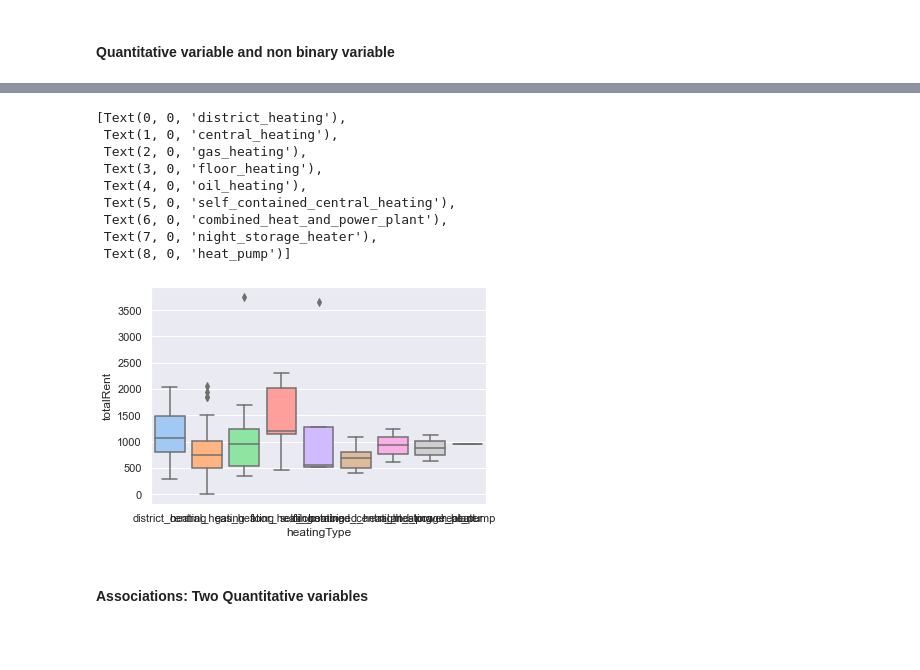
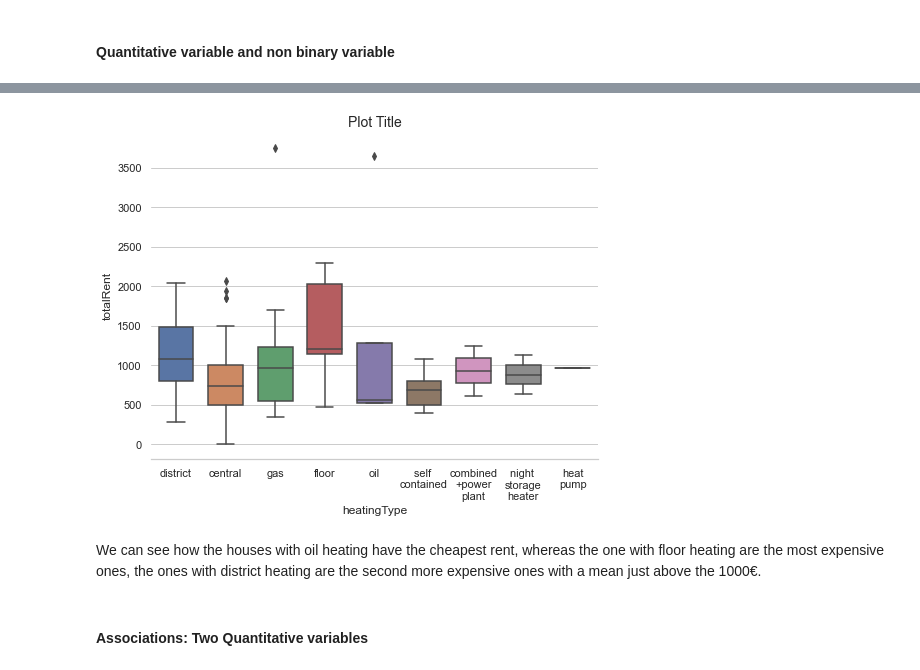
Before and after one commit to eriglesias/housing_prices_DEU, a Jupyter notebook: housing_analysis_de.ipynb, the cells around one changed output, grey strips where cells are left out. Drawn from its saved outputs; the diff is of its cells as text; code cells hidden in the pictures; blank space fills up the shorter version.

```diff
--- a/housing_analysis_de.ipynb
+++ b/housing_analysis_de.ipynb
@@ -1563,17 +1566,38 @@ g = sns.boxplot(data=housing_ohne_nan,width=0.7)
-# %%
-ax=sns.boxplot(data=housing_ohne_nan, x='heatingType', y= 'totalRent',saturation=1)
-ax.get_xticklabels()
-# %% [output]
-[Text(0, 0, 'district_heating'),
- Text(1, 0, 'central_heating'),
- Text(2, 0, 'gas_heating'),
- Text(3, 0, 'floor_heating'),
- Text(4, 0, 'oil_heating'),
- Text(5, 0, 'self_contained_central_heating'),
- Text(6, 0, 'combined_heat_and_power_plant'),
- Text(7, 0, 'night_storage_heater'),
- Text(8, 0, 'heat_pump')]
-[figure, removed]
+# %%
+#sns.set(style='whitegrid')
+#fig,ax = plt.subplots(figsize=(8,8))
+#g = sns.boxplot(data=housing_ohne_nan,width=0.7)
+#plt.title('Plot Title', fontsize=14)
+#plt.xlabel('x title')
+#remove top and right borders
+#sns.despine()
+#plt.xlim([1,14])
+#plt.xticks
+#plt.tight_layout()
+#--------------#
+sns.set(style='whitegrid')
+fig, ax = plt.subplots(figsize=(8,6))
+g = sns.boxplot(data=housing_ohne_nan, x='heatingType', y='totalRent',width=0.7)
+plt.title('Plot Title', fontsize=14)
+#X tick-labels
+x=[0,1,2,3,4,5,6,7,8]
+xvalues = ['district', 'central', 'gas',
+       'floor', 'oil', 'self \ncontained',
+       'combined\n+power\nplant', 'night \nstorage\nheater',
+       'heat\npump']
+#set xvalues as xtick values
+plt.xticks(x,xvalues)
+
+
+#remove all borders except bottom
+sns.despine(top=True,
+            right=True,
+            left=True,
+            bottom=False)
+# %% [output]
+[figure, added]
+# %% [markdown]
+We can see how the houses with oil heating have the cheapest rent, whereas the one with floor heating are the most expensive ones, the ones with district heating are the second more expensive ones with a mean just above the 1000€.
 # %% [markdown]
 <h4>Associations: Two Quantitative variables </h4>
 # %%
```
Also changed, not shown: parts of 20 cells of this notebook.
